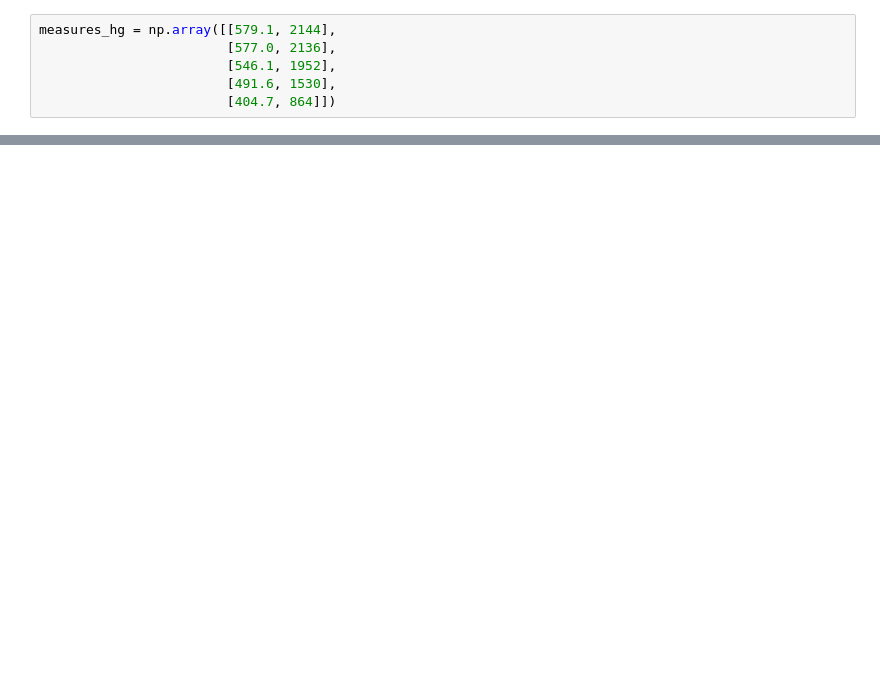
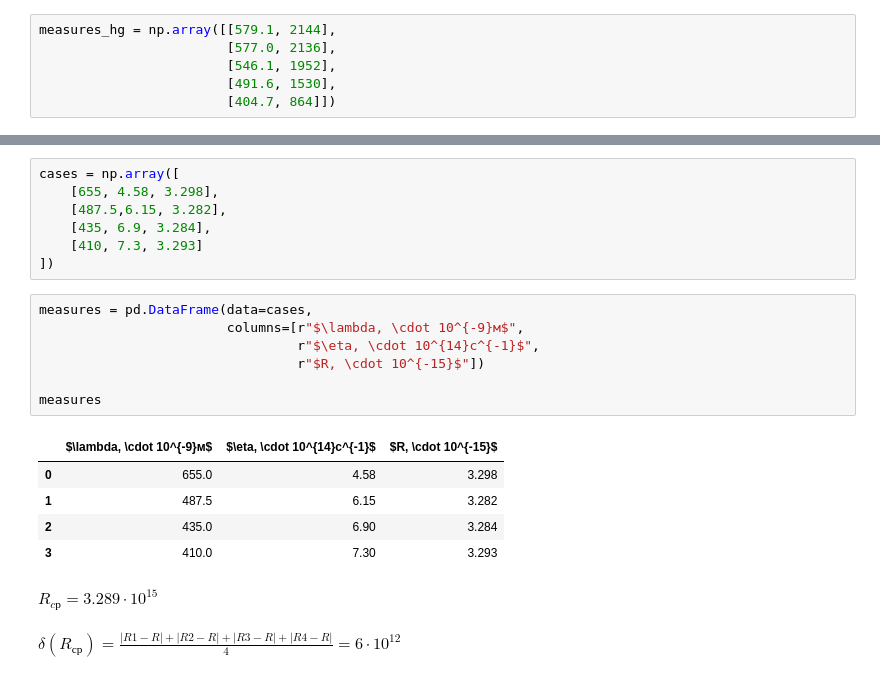
Before and after one commit to rationalex/MIPT_labs, a Jupyter notebook: 6_term/H2_Spectre.ipynb, the cells around one changed output, grey strips where cells are left out. Drawn from its saved outputs; the diff is of its cells as text; blank space fills up the shorter version.

```diff
--- a/6_term/H2_Spectre.ipynb
+++ b/6_term/H2_Spectre.ipynb
@@ -70,0 +217,24 @@ plt.show()
+# %%
+cases = np.array([
+    [655, 4.58, 3.298],
+    [487.5,6.15, 3.282],
+    [435, 6.9, 3.284],
+    [410, 7.3, 3.293]
+])
+# %%
+measures = pd.DataFrame(data=cases,
+                        columns=[r"$\lambda, \cdot 10^{-9}м$",
+                                 r"$\eta, \cdot 10^{14}c^{-1}$",
+                                 r"$R, \cdot 10^{-15}$"])
+
+measures
+# %% [output]
+|  | $\lambda, \cdot 10^{-9}м$ | $\eta, \cdot 10^{14}c^{-1}$ | $R, \cdot 10^{-15}$ |
+| 0 | 655.0 | 4.58 | 3.298 |
+| 1 | 487.5 | 6.15 | 3.282 |
+| 2 | 435.0 | 6.90 | 3.284 |
+| 3 | 410.0 | 7.30 | 3.293 |
+# %% [markdown]
+$R_{cр} = 3.289 \cdot 10^{15}$
+# %% [markdown]
+$\delta(R_{ср}) = \frac{|R1 - R| + |R2 - R| + |R3 - R| + |R4 - R|}{4} = 6 \cdot 10^{12}$
```
Also changed, not shown: parts of 22 cells of this notebook.
